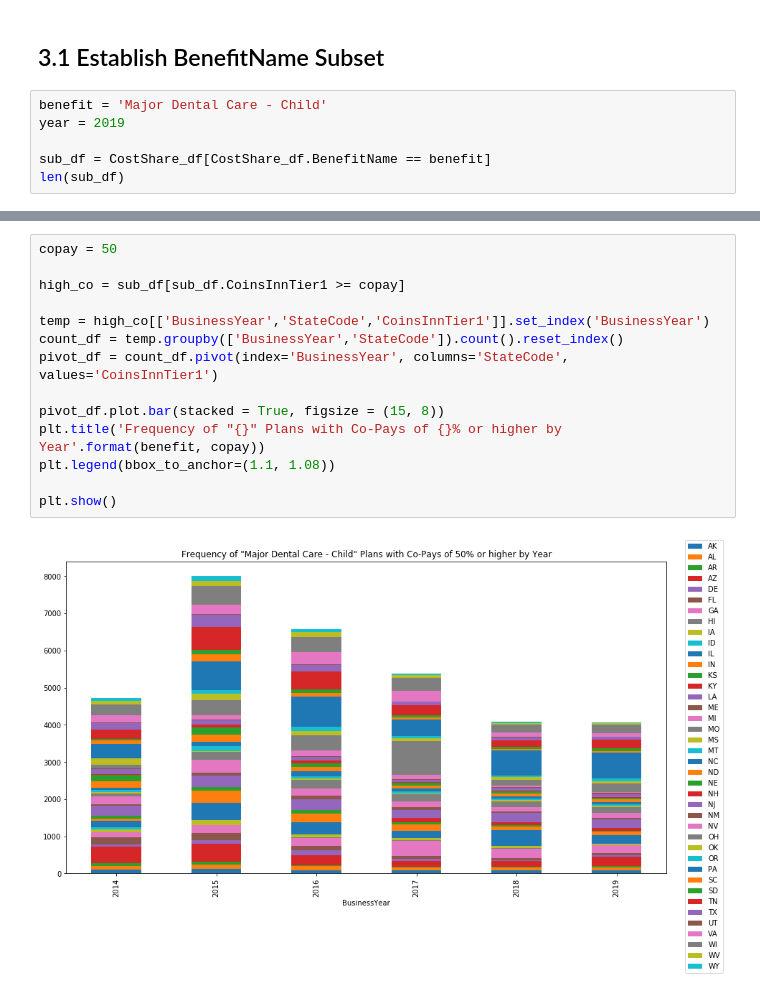
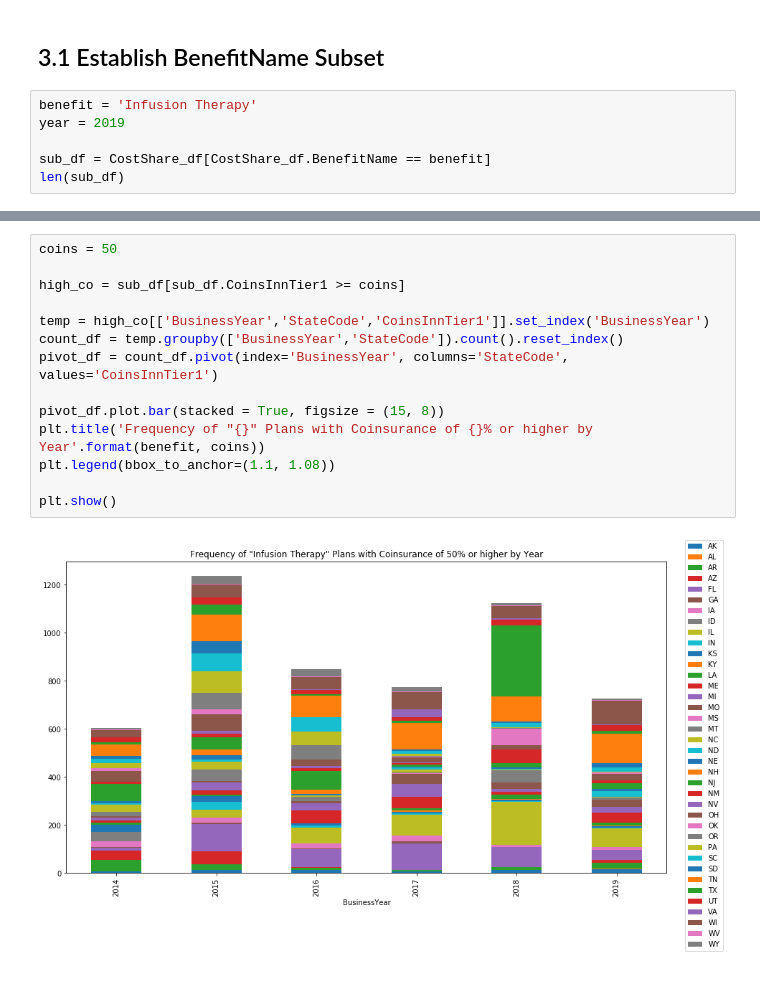
Before and after one commit to gcox32/Health_Insurance_Marketplace, a Jupyter notebook: Benefits Cost Sharing Exploration.ipynb, the cells around one changed output, grey strips where cells are left out. Drawn from its saved outputs; the diff is of its cells as text.

```diff
--- a/Benefits Cost Sharing Exploration.ipynb
+++ b/Benefits Cost Sharing Exploration.ipynb
@@ -291,7 +277,7 @@ Name: CoinsInnTier1, Length: 8213853, dtype: float64
 # %% [markdown]
 ## 3.1 Establish BenefitName Subset
 # %%
-benefit = 'Major Dental Care - Child'
+benefit = 'Infusion Therapy'
 year = 2019
 
 sub_df = CostShare_df[CostShare_df.BenefitName == benefit]
@@ -342,18 +328,18 @@ iplot(choromap2)
 # %% [output]
 [interactive output not drawn]
 # %%
-copay = 50
+coins = 50
 
-high_co = sub_df[sub_df.CoinsInnTier1 >= copay]
+high_co = sub_df[sub_df.CoinsInnTier1 >= coins]
 
 temp = high_co[['BusinessYear','StateCode','CoinsInnTier1']].set_index('BusinessYear')
 count_df = temp.groupby(['BusinessYear','StateCode']).count().reset_index()
 pivot_df = count_df.pivot(index='BusinessYear', columns='StateCode', values='CoinsInnTier1')
 
 pivot_df.plot.bar(stacked = True, figsize = (15, 8))
-plt.title('Frequency of "{}" Plans with Co-Pays of {}% or higher by Year'.format(benefit, copay))
+plt.title('Frequency of "{}" Plans with Coinsurance of {}% or higher by Year'.format(benefit, coins))
 plt.legend(bbox_to_anchor=(1.1, 1.08))
 
 plt.show()
 # %% [output]
-[figure, old version]
+[figure, new version]
```
Also changed, not shown: parts of 15 cells of this notebook, 2 other files.
